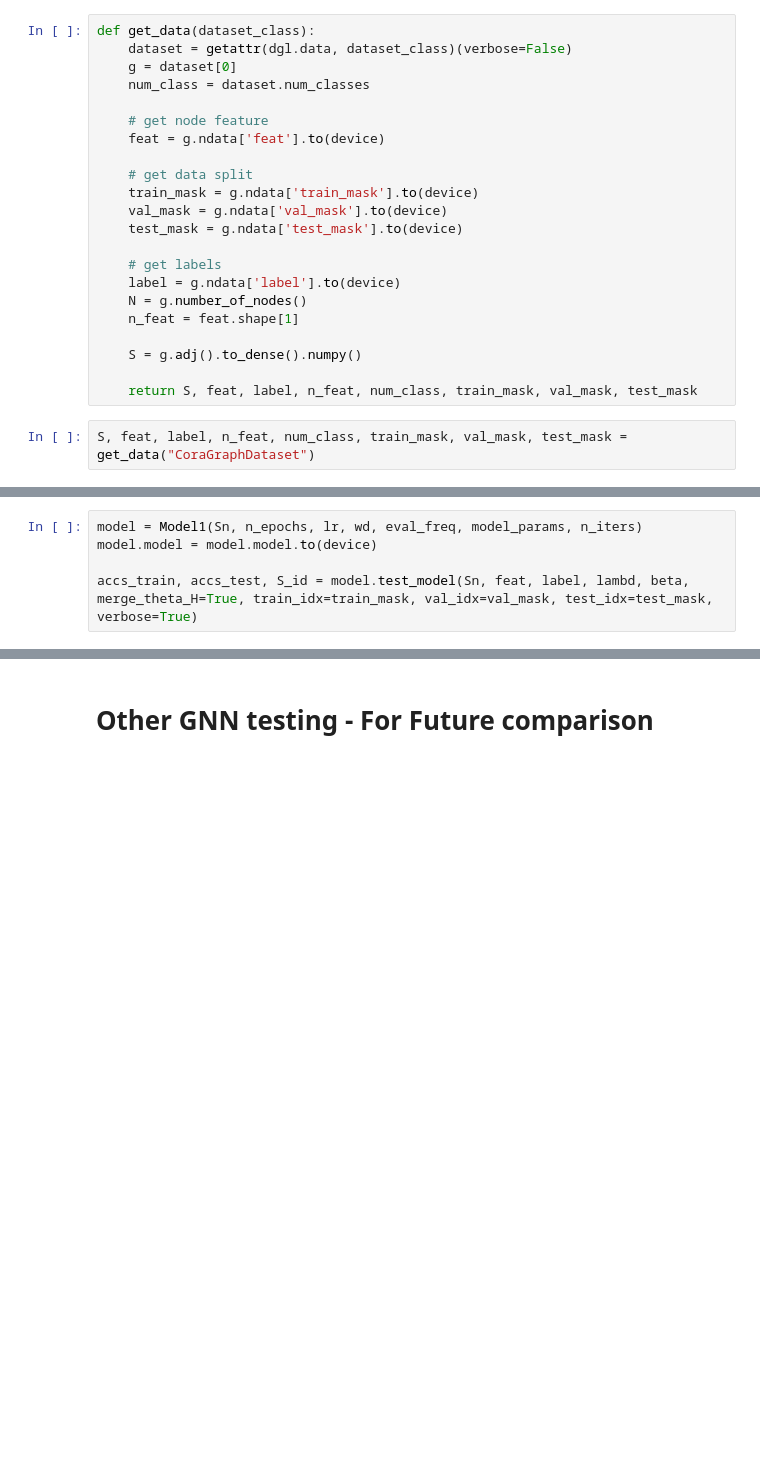
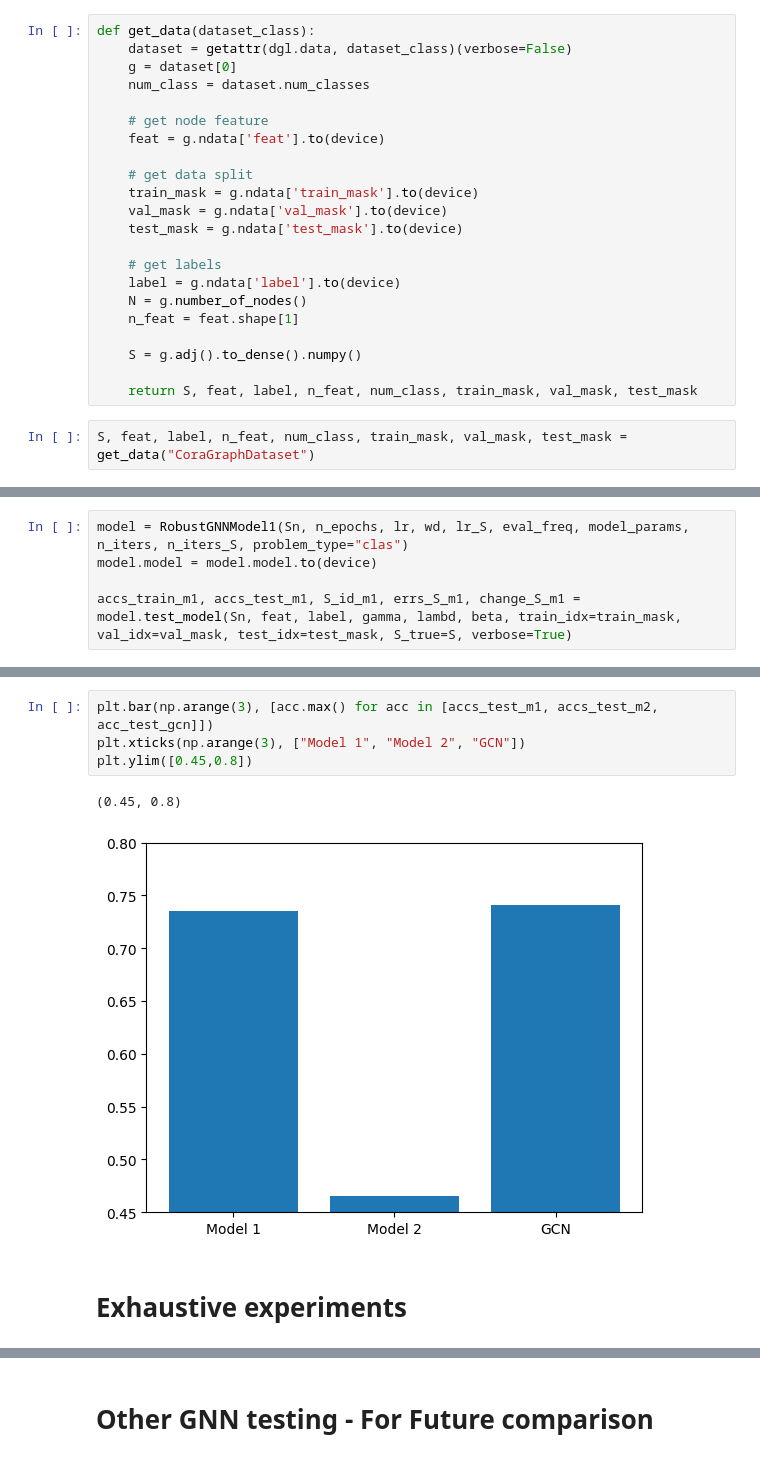
Before and after one commit to vmtenorio/robust_gnn, a Jupyter notebook: RobustGNNTests.ipynb, the cells around one changed output, grey strips where cells are left out. Saved outputs shown, nothing was run; the diff lists cells and outputs as text; blank space fills up the shorter version.

```diff
--- a/RobustGNNTests.ipynb
+++ b/RobustGNNTests.ipynb
@@ -76,6 +80,6 @@ Sn = torch.Tensor(pert_S(S, eps=0.1)).to(device)
 # %%
-model = Model1(Sn, n_epochs, lr, wd, eval_freq, model_params, n_iters)
+model = RobustGNNModel1(Sn, n_epochs, lr, wd, lr_S, eval_freq, model_params, n_iters, n_iters_S, problem_type="clas")
 model.model = model.model.to(device)
 
-accs_train, accs_test, S_id = model.test_model(Sn, feat, label, lambd, beta, merge_theta_H=True, train_idx=train_mask, val_idx=val_mask, test_idx=test_mask, verbose=True)
+accs_train_m1, accs_test_m1, S_id_m1, errs_S_m1, change_S_m1 = model.test_model(Sn, feat, label, gamma, lambd, beta, train_idx=train_mask, val_idx=val_mask, test_idx=test_mask, S_true=S, verbose=True)
 # %% [output]
@@ -136,0 +172,9 @@ torch.sqrt(((S_id - torch.Tensor(S).to(device))**2).sum()) / norm_S, torch.sqrt(
+# %%
+plt.bar(np.arange(3), [acc.max() for acc in [accs_test_m1, accs_test_m2, acc_test_gcn]])
+plt.xticks(np.arange(3), ["Model 1", "Model 2", "GCN"])
+plt.ylim([0.45,0.8])
+# %% [output]
+(0.45, 0.8)
+[figure, added]
+# %% [markdown]
+# Exhaustive experiments
```
Also changed, not shown: parts of 25 cells of this notebook, 2 other files.
